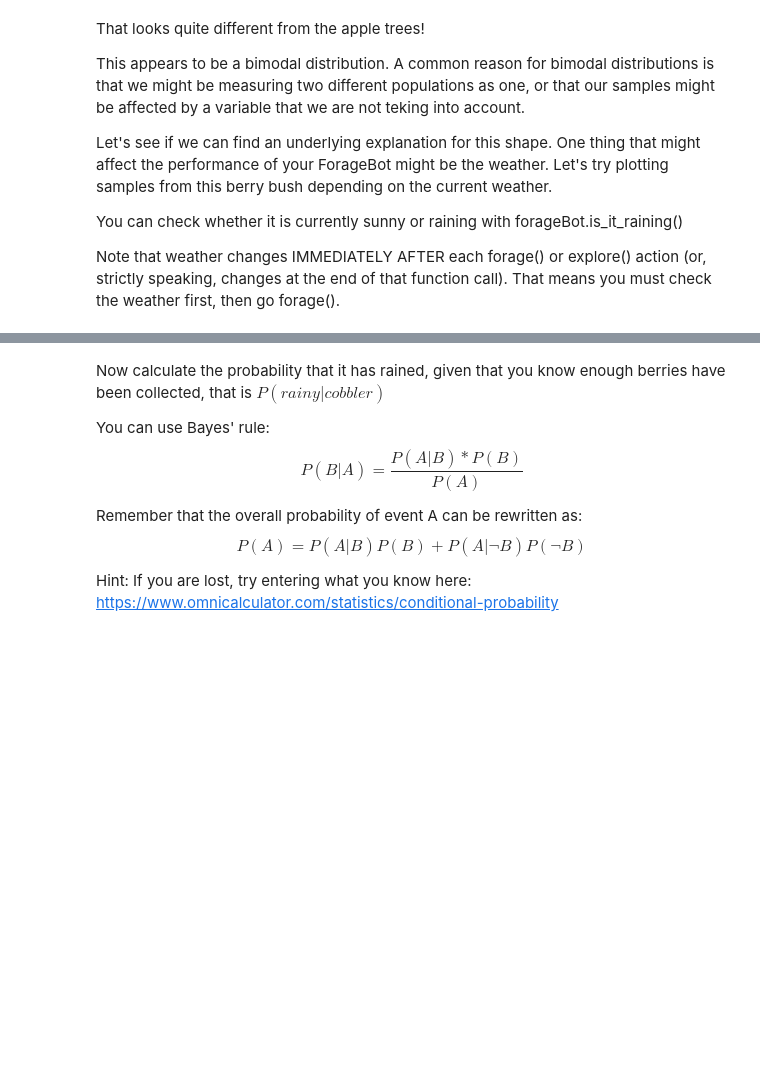
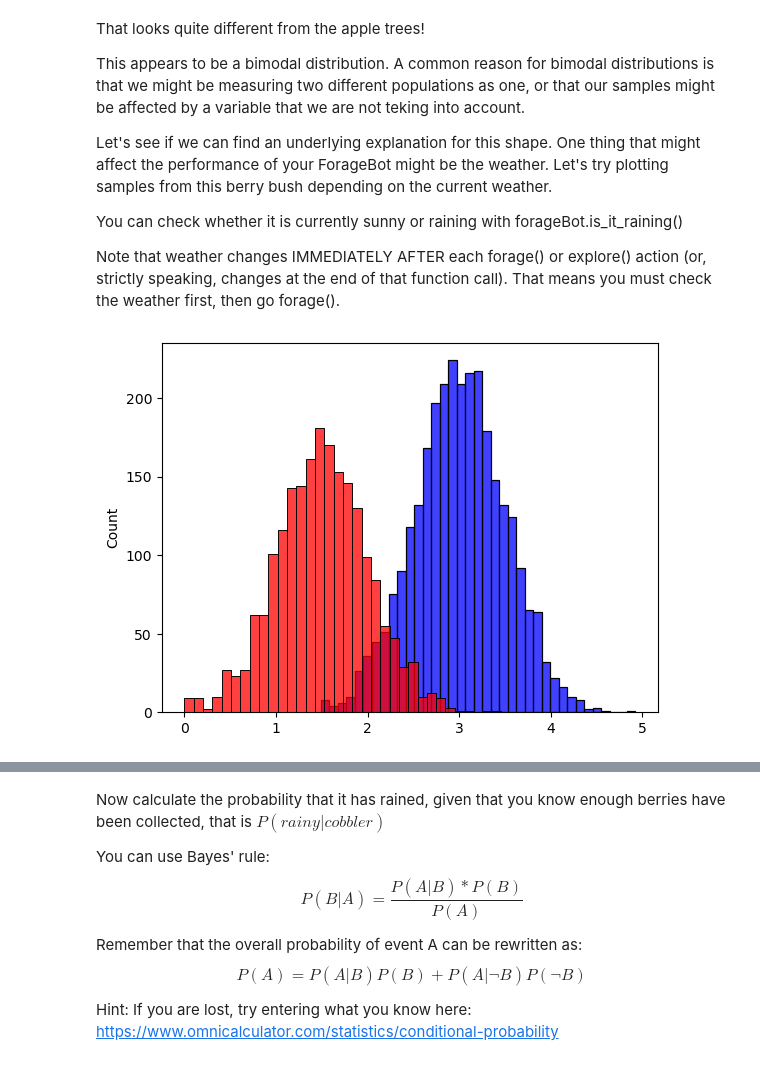
Before and after one commit to THeerze/computational-thinking-week-individual-14665735, a Jupyter notebook: challenge_foraging/challenge_foraging_robot.ipynb, the cells around one changed output, grey strips where cells are left out. Saved outputs shown, nothing was run; the diff lists cells and outputs as text; code cells hidden in the pictures; blank space fills up the shorter version.

```diff
--- a/challenge_foraging/challenge_foraging_robot.ipynb
+++ b/challenge_foraging/challenge_foraging_robot.ipynb
@@ -297,19 +300,21 @@ Note that weather changes IMMEDIATELY AFTER each forage() or explore() action (o
 # %%
 # Set random seed so output matches the expected output
 np.random.seed(42)
 
 samples_sunny = []
 samples_rainy = []
 
 for i in range(5000):
-    # Write code here to fill the lists above with a total of 5000 samples
-    pass
-
-
+    if (forageBot.is_it_raining() == True):
+        samples_rainy.append(forageBot.forage(bush_one))
+    elif (forageBot.is_it_raining() == False):
+        samples_sunny.append(forageBot.forage(bush_one))
 
 # Plot distributions
 plot_distribution(samples_sunny, color='blue')
 plot_distribution(samples_rainy, color='red')
+# %% [output]
+[figure, added]
 # %% [markdown]
 You should generate this image:
 
```
Also changed, not shown: parts of 14 cells of this notebook.
